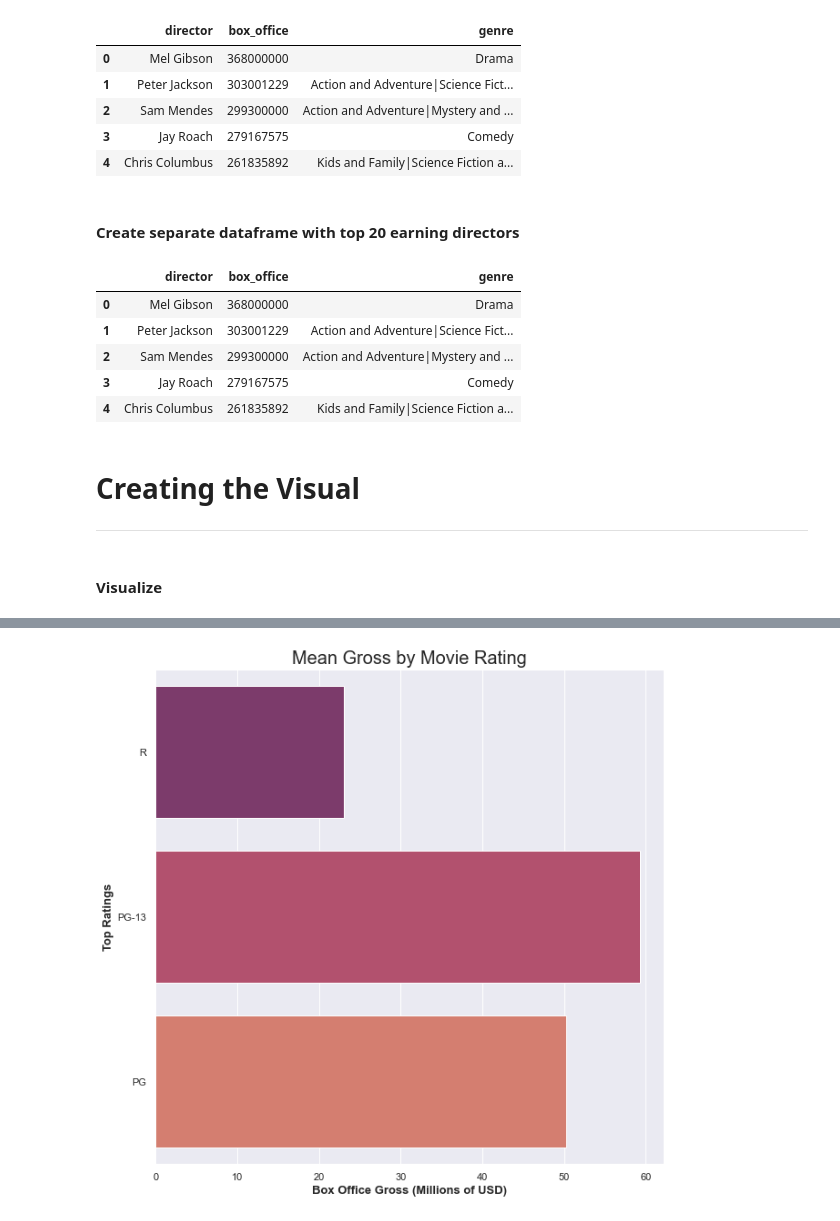
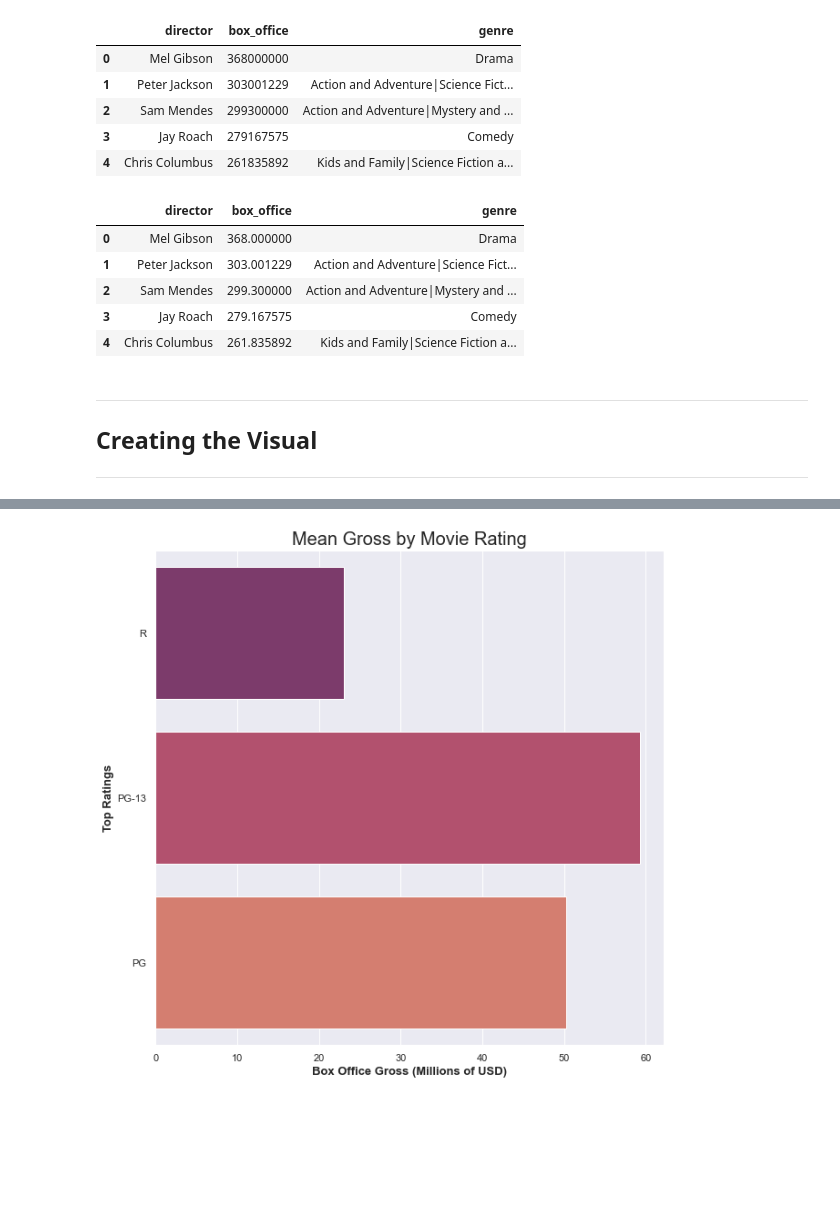
Before and after one commit to cleatw/Project1, a Jupyter notebook: Project 1 Notebook.ipynb, the cells around one changed output, grey strips where cells are left out. Drawn from its saved outputs; the diff is of its cells as text; code cells hidden in the pictures; blank space fills up the shorter version.

```diff
--- a/Project 1 Notebook.ipynb
+++ b/Project 1 Notebook.ipynb
@@ -163,31 +98,29 @@ d_earning.head()
 | 2 | Sam Mendes | 299300000 | Action and Adventure|Mystery and ... |
 | 3 | Jay Roach | 279167575 | Comedy |
 | 4 | Chris Columbus | 261835892 | Kids and Family|Science Fiction a... |
-# %% [markdown]
-#### Create separate dataframe with top 20 earning directors
 # %%
 #Create a dataframe with only director, box office and genre columns
 d_earning = master[['director', 'box_office', 'genre']]
 
 #Order the data set by box office in descending order
 d_earning.sort_values('box_office', inplace = True,
                       ascending = False, ignore_index = True)
 
 #Create separate dataframe with top 20 earning directors to reduce the size of the data set
 top20_d_earning = d_earning[:20]
 
 #Use lambda function to display currency ticks properly instead of as scientific notation
-#Main purpose is for visualization
 top20_d_earning['box_office'] = top20_d_earning['box_office'].apply(lambda x: x/1000000)
-top20_d_earning
+top20_d_earning.head()
 # %% [output]
 |  | director | box_office | genre |
-| 0 | Mel Gibson | 368000000 | Drama |
-| 1 | Peter Jackson | 303001229 | Action and Adventure|Science Fict... |
-| 2 | Sam Mendes | 299300000 | Action and Adventure|Mystery and ... |
-| 3 | Jay Roach | 279167575 | Comedy |
-| 4 | Chris Columbus | 261835892 | Kids and Family|Science Fiction a... |
+| 0 | Mel Gibson | 368.000000 | Drama |
+| 1 | Peter Jackson | 303.001229 | Action and Adventure|Science Fict... |
+| 2 | Sam Mendes | 299.300000 | Action and Adventure|Mystery and ... |
+| 3 | Jay Roach | 279.167575 | Comedy |
+| 4 | Chris Columbus | 261.835892 | Kids and Family|Science Fiction a... |
 # %% [markdown]
-# Creating the Visual
 ---
+## Creating the Visual
+---
 # %%
@@ -194,6 +128,4 @@ top20_d_earning
 top20_d_earning['box_office'] = top20_d_earning['box_office'].apply(lambda x: x/1000000)
-# %% [markdown]
-#### Visualize
 # %%
 #Create plot to visualize the gathered data
 fig, ax = plt.subplots(figsize = (10, 10))
```
Also changed, not shown: parts of 33 cells of this notebook, 1 other file.
